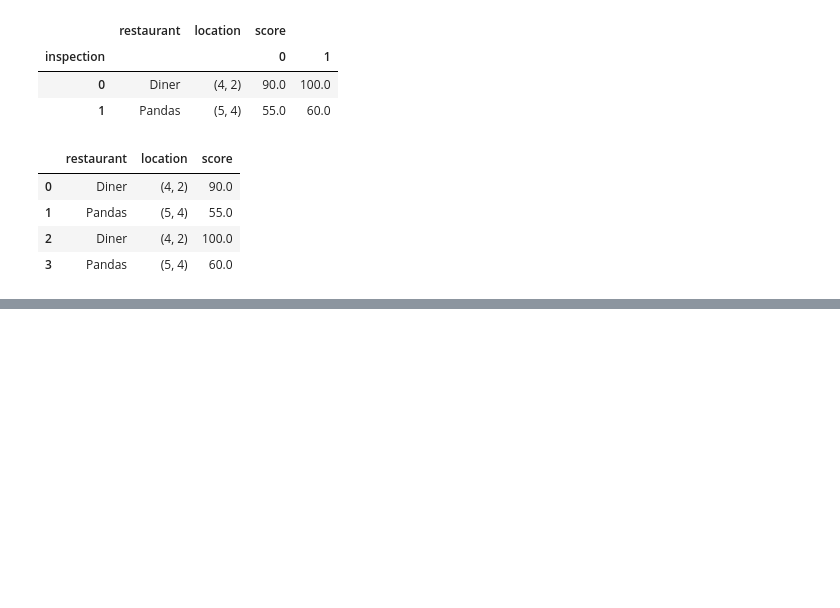
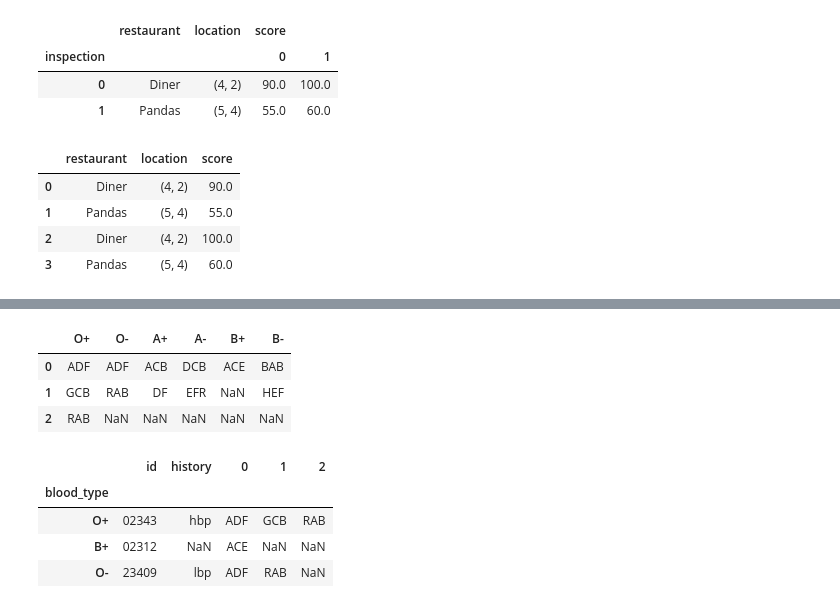
Before and after one commit to 1mmo/data-analysis-handbook, a Jupyter notebook: handbook/Working with data/Pandas.ipynb, the cells around one changed output, grey strips where cells are left out. Cells and saved outputs as stored; diff of their text form; code cells hidden in the pictures; blank space fills up the shorter version.

```diff
--- a/handbook/Working with data/Pandas.ipynb
+++ b/handbook/Working with data/Pandas.ipynb
@@ -2852,0 +2856,5 @@ df.melt(
+# %%
+patient_list = pd.DataFrame(data=[['02343', 'hbp'], ['02312', np.nan], ['23409', 'lbp']], columns=['id', 'history'],
+                           index=['O+', 'B+', 'O-'])
+patient_list.index.set_names('blood_type', inplace=True)
+patient_list
@@ -2852,0 +2867,21 @@ df.melt(
+# %%
+drug_table = pd.DataFrame(data=[['ADF', 'ADF', 'ACB', 'DCB', 'ACE', 'BAB'],
+                                ['GCB', 'RAB', 'DF', 'EFR', np.nan, 'HEF'],
+                                ['RAB', np.nan, np.nan, np.nan, np.nan, np.nan]],
+                          columns=['O+', 'O-', 'A+', 'A-', 'B+', 'B-'])
+drug_table
+# %% [output]
+|  | O+ | O- | A+ | A- | B+ | B- |
+| 0 | ADF | ADF | ACB | DCB | ACE | BAB |
+| 1 | GCB | RAB | DF | EFR | NaN | HEF |
+| 2 | RAB | NaN | NaN | NaN | NaN | NaN |
+# %%
+drug_table = drug_table.transpose(copy=False)
+# %%
+patient_list.join(drug_table)
+# %% [output]
+|  | id | history | 0 | 1 | 2 |
+| blood_type |  |  |  |  |  |
+| O+ | 02343 | hbp | ADF | GCB | RAB |
+| B+ | 02312 | NaN | ACE | NaN | NaN |
+| O- | 23409 | lbp | ADF | RAB | NaN |
```
Also changed, not shown: parts of 5 cells of this notebook.
